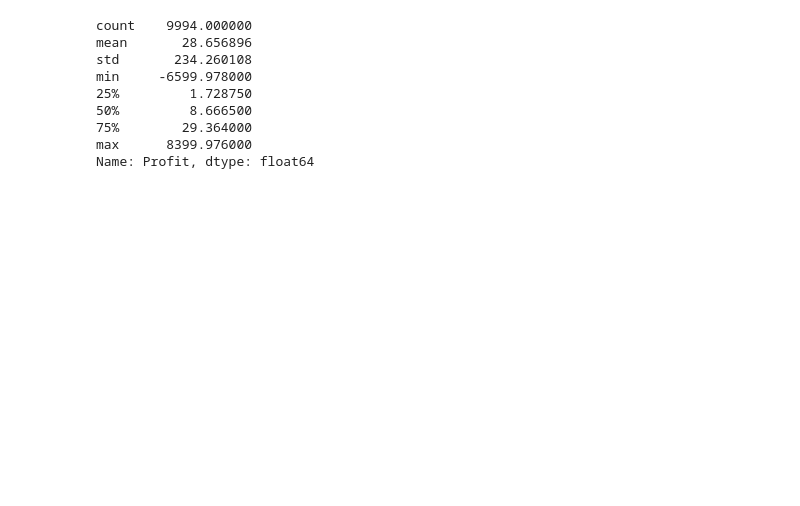
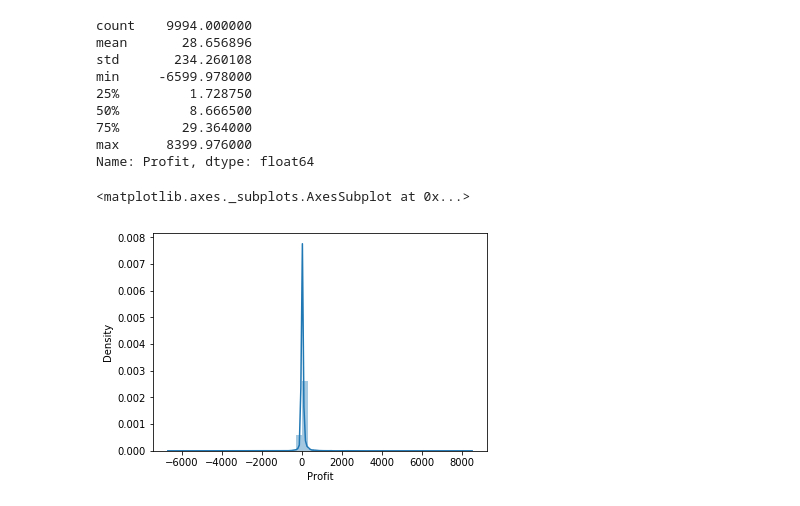
Before and after one commit to nouaim/businessanalytics, a Jupyter notebook: project3.ipynb, the cells around one changed output. Cells and saved outputs as stored; diff of their text form; code cells hidden in the pictures; blank space fills up the shorter version.

Commit message:
printing and plotting values of states ploting histogramms of: Profit, Sales, Quantity, Discount. more of sns from seaborn groupby Segment

```diff
--- a/project3.ipynb
+++ b/project3.ipynb
@@ -14,4 +14,4 @@ import warnings
 warnings.filterwarnings('ignore')
 
 
-%matplotlib inlinedata = pd.read_csv('data/SampleSuperstore.csv')
+data = pd.read_csv('data/SampleSuperstore.csv')
@@ -71,3 +85,8 @@ min     -6599.978000
 75%        29.364000
 max      8399.976000
 Name: Profit, dtype: float64
+# %%
+sns.distplot(data['Profit'])
+# %% [output]
+<matplotlib.axes._subplots.AxesSubplot at 0x...>
+[figure, added]
```
Also changed, not shown: parts of 15 cells of this notebook.
